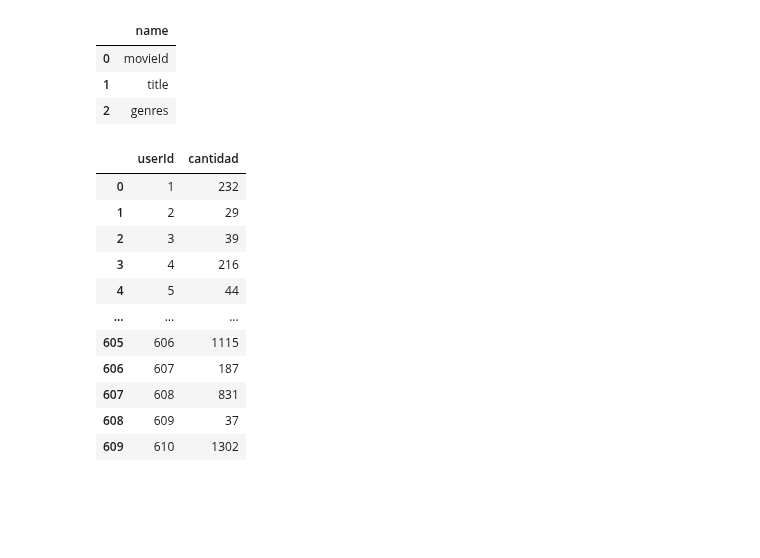
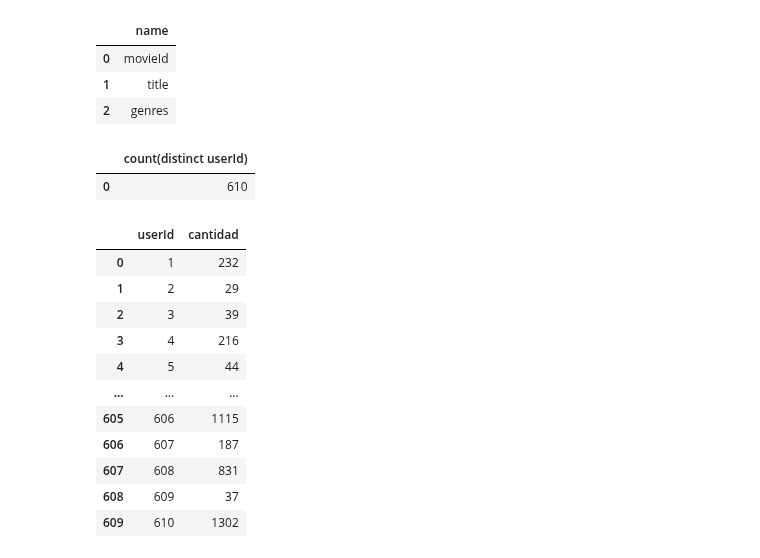
Before and after one commit to DanielMerkdo/ensayo, a Jupyter notebook: b_preprocesamiento_sql.ipynb, the cells around one changed output. Cells and saved outputs as stored; diff of their text form; code cells hidden in the pictures; blank space fills up the shorter version.

```diff
--- a/b_preprocesamiento_sql.ipynb
+++ b/b_preprocesamiento_sql.ipynb
@@ -182,6 +203,12 @@ columns_movies
 | 0 | movieId |
 | 1 | title |
 | 2 | genres |
+# %%
+## Consultar los userld que han calificado peliculas en la plataforma
+pd.read_sql("""select count(distinct userId) from ratings""", conex)
+# %% [output]
+|  | count(distinct userId) |
+| 0 | 610 |
 # %%
 ## Consultar los userld que aparecen más de una vez en la tabla ratings
 query = """
```
Also changed, not shown: parts of 20 cells of this notebook.
